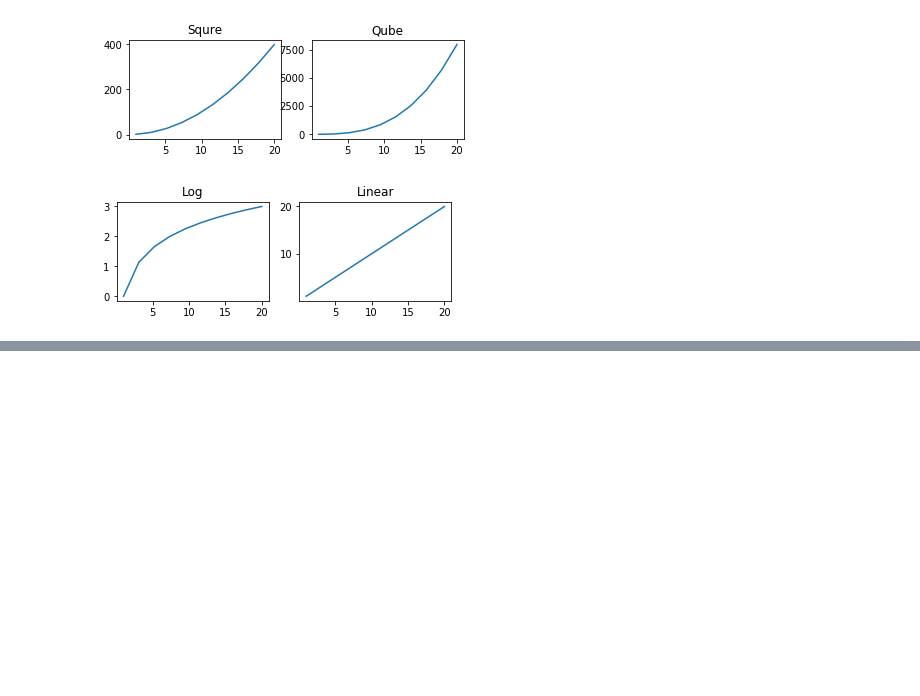
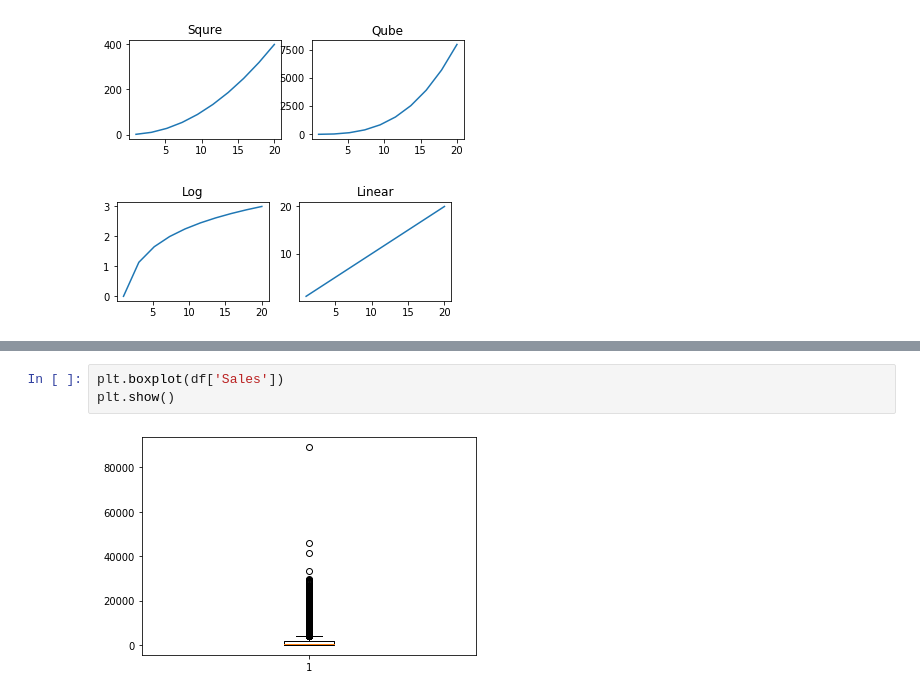
Before and after one commit to ArafatSabbir/Machine-Learning-with-Python-and-R, a Jupyter notebook: Data Visualization.ipynb, the cells around one changed output, grey strips where cells are left out. Drawn from its saved outputs; the diff is of its cells as text; blank space fills up the shorter version.

```diff
--- a/Data Visualization.ipynb
+++ b/Data Visualization.ipynb
@@ -71,0 +94,5 @@ plt.show()
+# %%
+plt.boxplot(df['Sales'])
+plt.show()
+# %% [output]
+[figure, added]
```
Also changed, not shown: parts of 5 cells of this notebook.
